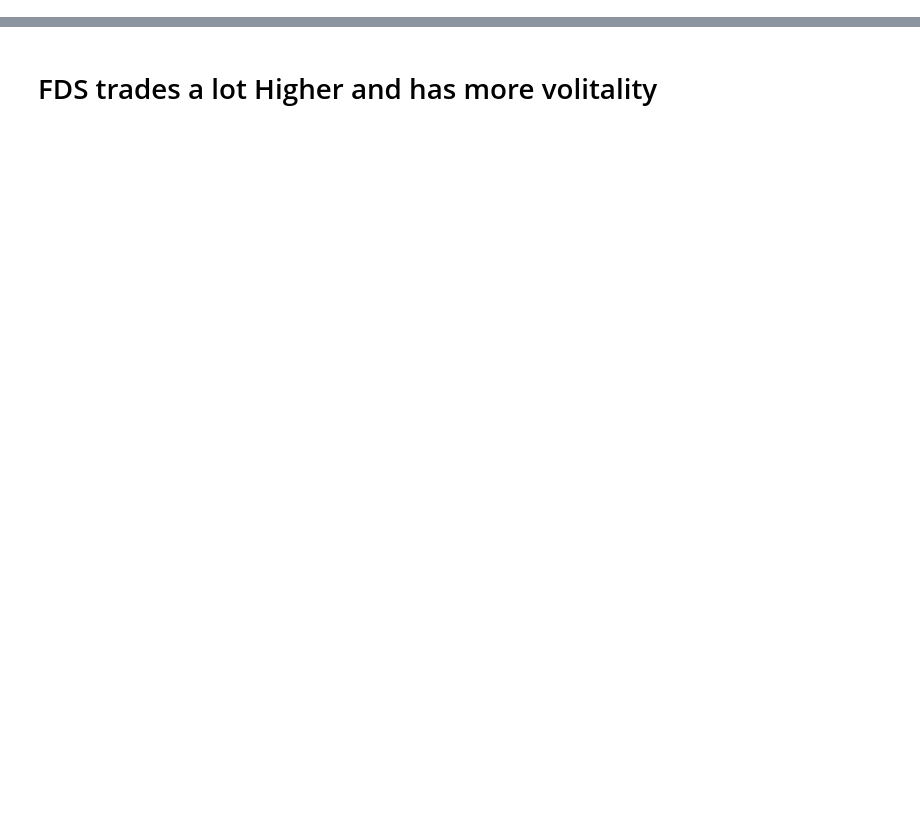
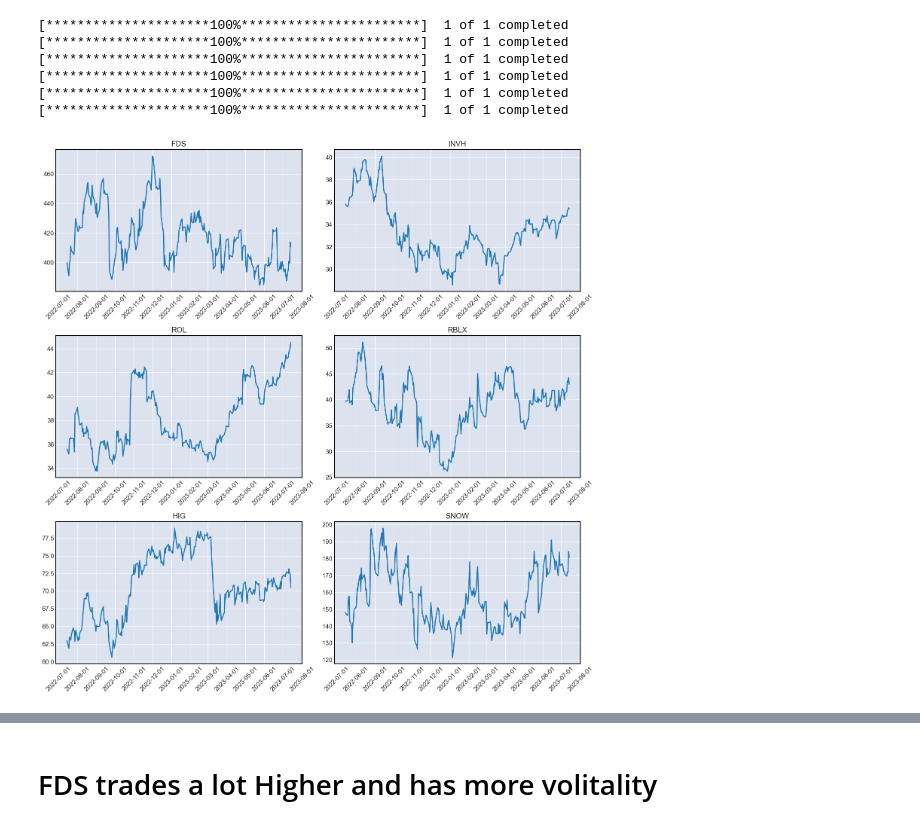
Before and after one commit to sacksteinsophie/Math-of-Finance-Final-Project-EN625, a Jupyter notebook: stocks_EDA.ipynb, the cells around one changed output, grey strips where cells are left out. Drawn from its saved outputs; the diff is of its cells as text; code cells hidden in the pictures; blank space fills up the shorter version.

```diff
--- a/stocks_EDA.ipynb
+++ b/stocks_EDA.ipynb
@@ -23,4 +48,0 @@ one_yr_ago = one_yr_ago.strftime("%Y-%m-%d")
-# %%
-start = one_yr_ago
-end = datetime.now().strftime("%Y-%m-%d")
-symbols = ['FDS','INVH', 'ROL', 'RBLX', 'HIG']
@@ -241,0 +49,40 @@ plotly.offline.iplot(fig, filename='jupyter-parametric_plot')
+# %%
+import matplotlib.pyplot as plt
+import matplotlib.gridspec as gridspec
+import matplotlib.dates as mdates
+import yfinance as yf
+
+symbols = ['FDS','INVH', 'ROL', 'RBLX', 'HIG', 'SNOW']
+
+def plot_stock(symbol, ax):
+    df_stock = yf.download(symbol, start, end)
+
+    ax.plot(df_stock.index, df_stock.Close, label=symbol)
+    ax.set_title(symbol)
+    ax.xaxis.set_major_locator(mdates.MonthLocator())
+    ax.xaxis_date()
+    ax.xaxis.set_major_formatter(mdates.DateFormatter('%Y-%m-%d'))
+
+    # Rotate X-Axis labels for each subplot
+    for label in ax.get_xticklabels():
+        label.set_rotation(45)
+
+    ax.grid(True)
+
+fig = plt.figure(figsize=(15, 15))
+gs = gridspec.GridSpec(3, 2)
+
+for i, symbol in enumerate(symbols):
+    ax = fig.add_subplot(gs[i])
+    plot_stock(symbol, ax)
+
+plt.tight_layout()
+plt.show()
+# %% [output]
+[*********************100%***********************]  1 of 1 completed
+[*********************100%***********************]  1 of 1 completed
+[*********************100%***********************]  1 of 1 completed
+[*********************100%***********************]  1 of 1 completed
+[*********************100%***********************]  1 of 1 completed
+[*********************100%***********************]  1 of 1 completed
+[figure, added]
```
Also changed, not shown: parts of 32 cells of this notebook.
